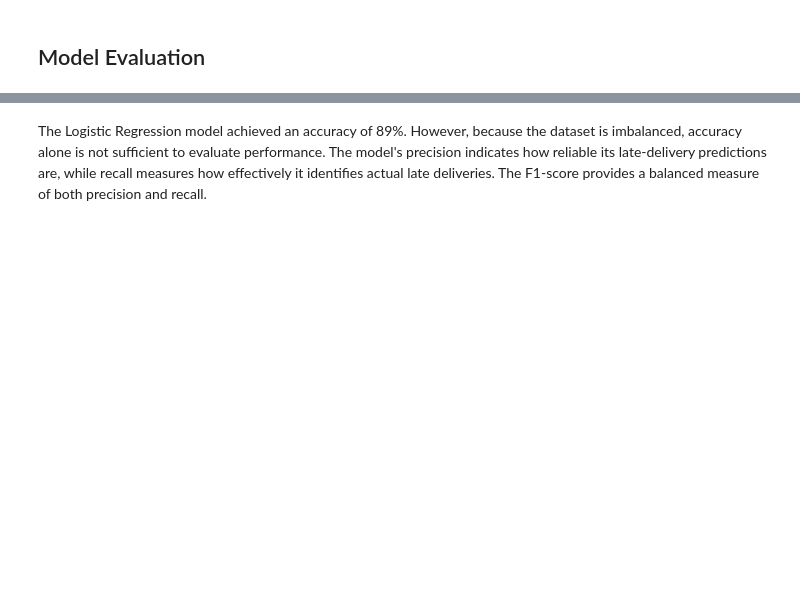
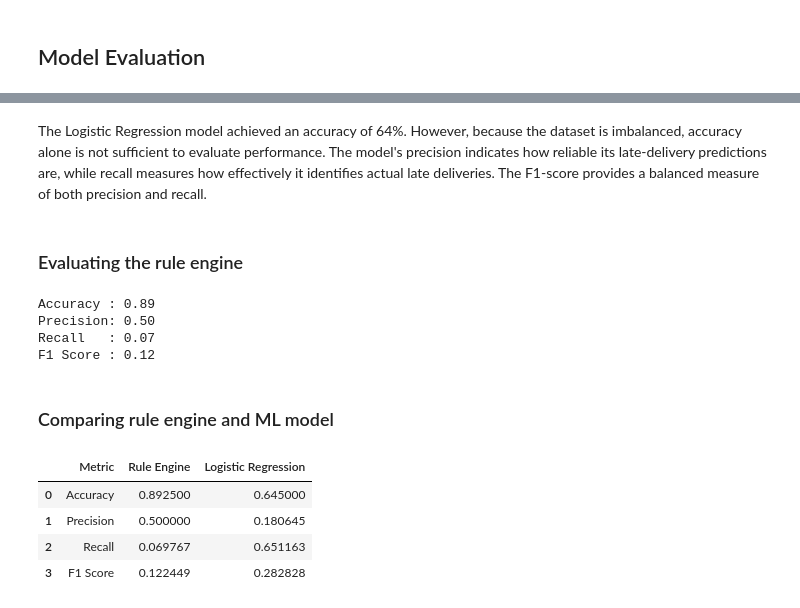
Before and after one commit to Bhav-creator452/intern_daily_learning, a Jupyter notebook: RushRoute Project/notebooks/rushroute.ipynb, the cells around one changed output, grey strips where cells are left out. Saved outputs shown, nothing was run; the diff lists cells and outputs as text; code cells hidden in the pictures; blank space fills up the shorter version.

Commit message:
compared the rule engine and ML model

```diff
--- a/RushRoute Project/notebooks/rushroute.ipynb
+++ b/RushRoute Project/notebooks/rushroute.ipynb
@@ -604,2 +609,2 @@ round(evaluation_df,2)
 # %% [markdown]
-The Logistic Regression model achieved an accuracy of 89%. However, because the dataset is imbalanced, accuracy alone is not sufficient to evaluate performance. The model's precision indicates how reliable its late-delivery predictions are, while recall measures how effectively it identifies actual late deliveries. The F1-score provides a balanced measure of both precision and recall.
+The Logistic Regression model achieved an accuracy of 64%. However, because the dataset is imbalanced, accuracy alone is not sufficient to evaluate performance. The model's precision indicates how reliable its late-delivery predictions are, while recall measures how effectively it identifies actual late deliveries. The F1-score provides a balanced measure of both precision and recall.
@@ -605,0 +628,62 @@ The Logistic Regression model achieved an accuracy of 89%. However, because the
+# %% [markdown]
+### Evaluating the rule engine
+# %%
+from sklearn.metrics import (
+    accuracy_score,
+    precision_score,
+    recall_score,
+    f1_score
+)
+
+rule_accuracy = accuracy_score(y_test, rule_predictions)
+
+rule_precision = precision_score(y_test, rule_predictions)
+
+rule_recall = recall_score(y_test, rule_predictions)
+
+rule_f1 = f1_score(y_test, rule_predictions)
+
+print(f"Accuracy : {rule_accuracy:.2f}")
+print(f"Precision: {rule_precision:.2f}")
+print(f"Recall   : {rule_recall:.2f}")
+print(f"F1 Score : {rule_f1:.2f}")
+# %% [output]
+Accuracy : 0.89
+Precision: 0.50
+Recall   : 0.07
+F1 Score : 0.12
+# %% [markdown]
+### Comparing rule engine and ML model
+# %%
+comparison = pd.DataFrame({
+
+    "Metric": [
+        "Accuracy",
+        "Precision",
+        "Recall",
+        "F1 Score"
+    ],
+
+    "Rule Engine": [
+        rule_accuracy,
+        rule_precision,
+        rule_recall,
+        rule_f1
+    ],
+
+    "Logistic Regression": [
+        accuracy,
+        precision,
+        recall,
+        f1
+    ]
+
+})
+
+comparison
+# %% [output]
+|  | Metric | Rule Engine | Logistic Regression |
+| 0 | Accuracy | 0.892500 | 0.645000 |
+| 1 | Precision | 0.500000 | 0.180645 |
+| 2 | Recall | 0.069767 | 0.651163 |
+| 3 | F1 Score | 0.122449 | 0.282828 |
```
Also changed, not shown: parts of 11 cells of this notebook, 2 other files.
